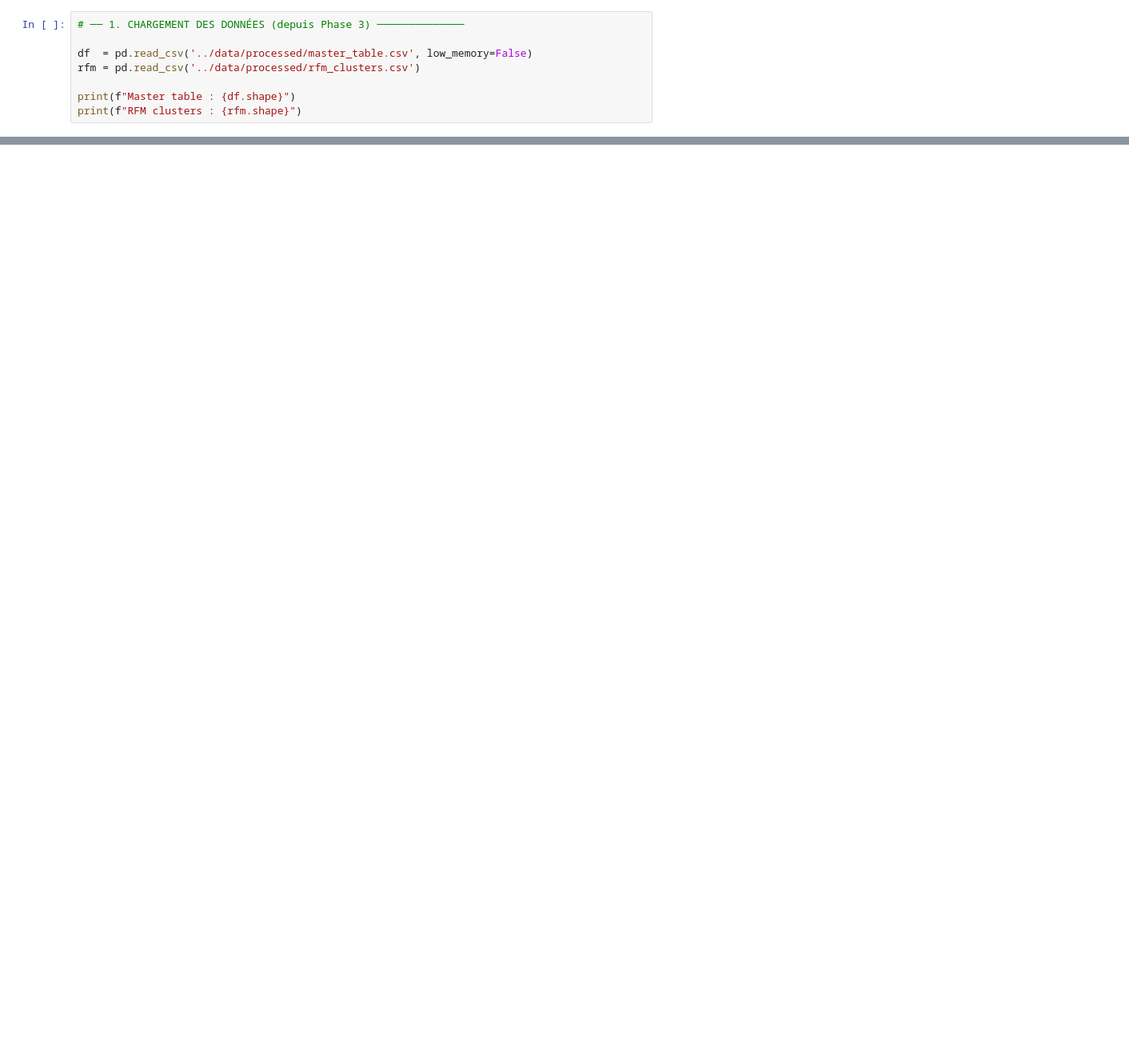
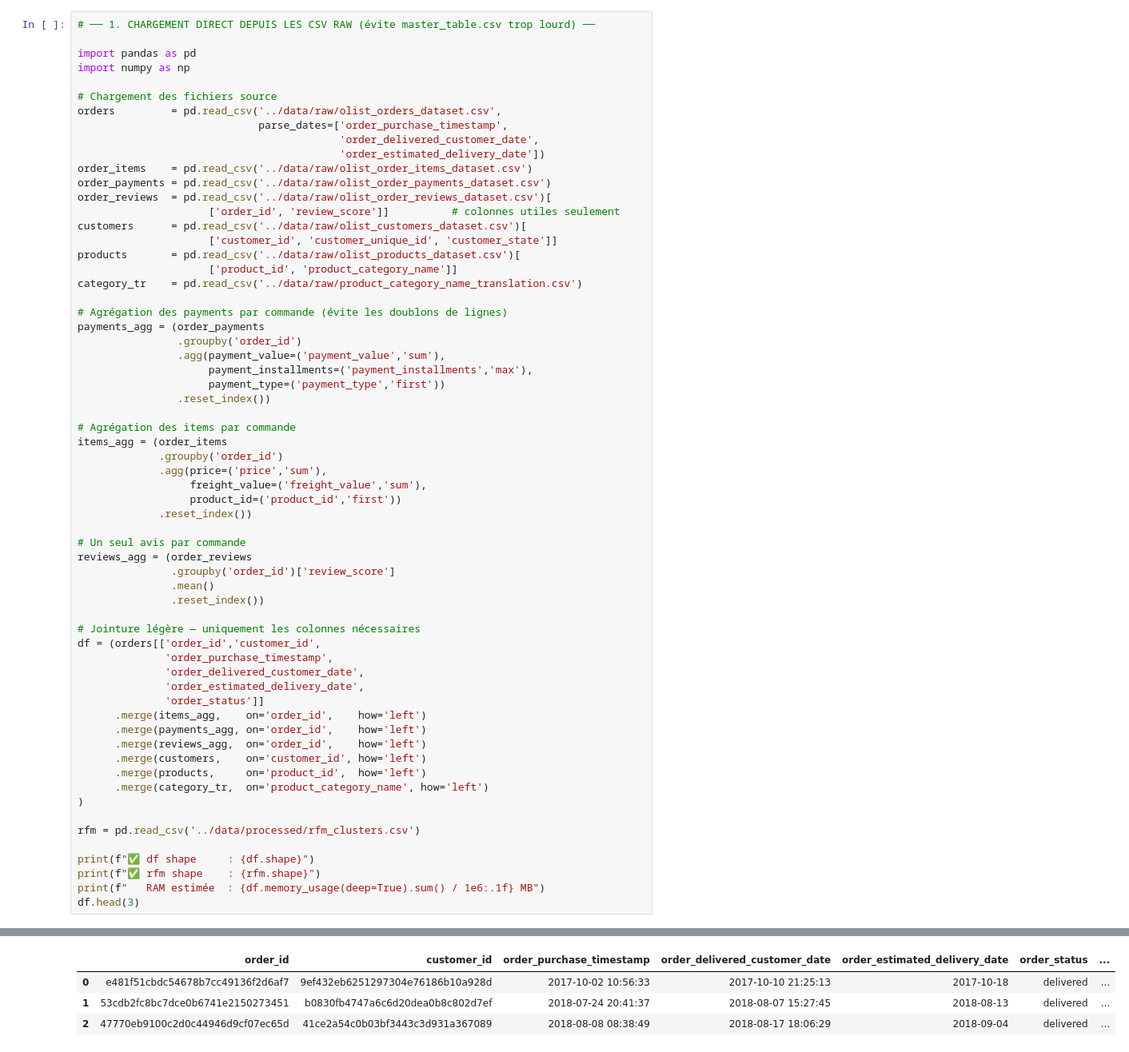
Before and after one commit to ELANSARIOUMAIMA/dddm-ecommerce-olist, a Jupyter notebook: notebooks/phase4_modeling.ipynb, the cells around one changed output, grey strips where cells are left out. Shown at 80% size. Drawn from its saved outputs; the diff is of its cells as text; blank space fills up the shorter version.

```diff
--- a/notebooks/phase4_modeling.ipynb
+++ b/notebooks/phase4_modeling.ipynb
@@ -30,8 +32,64 @@ sns.set_theme(style='whitegrid')
 # %%
-# ── 1. CHARGEMENT DES DONNÉES (depuis Phase 3) ──────────────
+# ── 1. CHARGEMENT DIRECT DEPUIS LES CSV RAW (évite master_table.csv trop lourd) ──
 
-df  = pd.read_csv('../data/processed/master_table.csv', low_memory=False)
+import pandas as pd
+import numpy as np
+
+# Chargement des fichiers source
+orders         = pd.read_csv('../data/raw/olist_orders_dataset.csv',
+                             parse_dates=['order_purchase_timestamp',
+                                          'order_delivered_customer_date',
+                                          'order_estimated_delivery_date'])
+order_items    = pd.read_csv('../data/raw/olist_order_items_dataset.csv')
+order_payments = pd.read_csv('../data/raw/olist_order_payments_dataset.csv')
+order_reviews  = pd.read_csv('../data/raw/olist_order_reviews_dataset.csv')[
+                     ['order_id', 'review_score']]          # colonnes utiles seulement
+customers      = pd.read_csv('../data/raw/olist_customers_dataset.csv')[
+                     ['customer_id', 'customer_unique_id', 'customer_state']]
+products       = pd.read_csv('../data/raw/olist_products_dataset.csv')[
+                     ['product_id', 'product_category_name']]
+category_tr    = pd.read_csv('../data/raw/product_category_name_translation.csv')
+
+# Agrégation des payments par commande (évite les doublons de lignes)
+payments_agg = (order_payments
+                .groupby('order_id')
+                .agg(payment_value=('payment_value','sum'),
+                     payment_installments=('payment_installments','max'),
+                     payment_type=('payment_type','first'))
+                .reset_index())
+
+# Agrégation des items par commande
+items_agg = (order_items
+             .groupby('order_id')
+             .agg(price=('price','sum'),
+                  freight_value=('freight_value','sum'),
+                  product_id=('product_id','first'))
+             .reset_index())
+
+# Un seul avis par commande
+reviews_agg = (order_reviews
+               .groupby('order_id')['review_score']
+               .mean()
+               .reset_index())
+
+# Jointure légère — uniquement les colonnes nécessaires
+df = (orders[['order_id','customer_id',
+              'order_purchase_timestamp',
+              'order_delivered_customer_date',
+              'order_estimated_delivery_date',
+              'order_status']]
+      .merge(items_agg,    on='order_id',    how='left')
+      .merge(payments_agg, on='order_id',    how='left')
+      .merge(reviews_agg,  on='order_id',    how='left')
+      .merge(customers,    on='customer_id', how='left')
+      .merge(products,     on='product_id',  how='left')
+      .merge(category_tr,  on='product_category_name', how='left')
+)
+
 rfm = pd.read_csv('../data/processed/rfm_clusters.csv')
 
-print(f"Master table : {df.shape}")
-print(f"RFM clusters : {rfm.shape}")
+print(f"✅ df shape     : {df.shape}")
+print(f"✅ rfm shape    : {rfm.shape}")
+print(f"   RAM estimée  : {df.memory_usage(deep=True).sum() / 1e6:.1f} MB")
+df.head(3)
+# %% [output]
@@ -38 +99,5 @@ print(f"RFM clusters : {rfm.shape}")
+|  | order_id | customer_id | order_purchase_timestamp | order_delivered_customer_date | order_estimated_delivery_date | order_status | ... |
+| 0 | e481f51cbdc54678b7cc49136f2d6af7 | 9ef432eb6251297304e76186b10a928d | 2017-10-02 10:56:33 | 2017-10-10 21:25:13 | 2017-10-18 | delivered | ... |
+| 1 | 53cdb2fc8bc7dce0b6741e2150273451 | b0830fb4747a6c6d20dea0b8c802d7ef | 2018-07-24 20:41:37 | 2018-08-07 15:27:45 | 2018-08-13 | delivered | ... |
+| 2 | 47770eb9100c2d0c44946d9cf07ec65d | 41ce2a54c0b03bf3443c3d931a367089 | 2018-08-08 08:38:49 | 2018-08-17 18:06:29 | 2018-09-04 | delivered | ... |
 # %%
```
Also changed, not shown: parts of 19 cells of this notebook, 23 other files.
